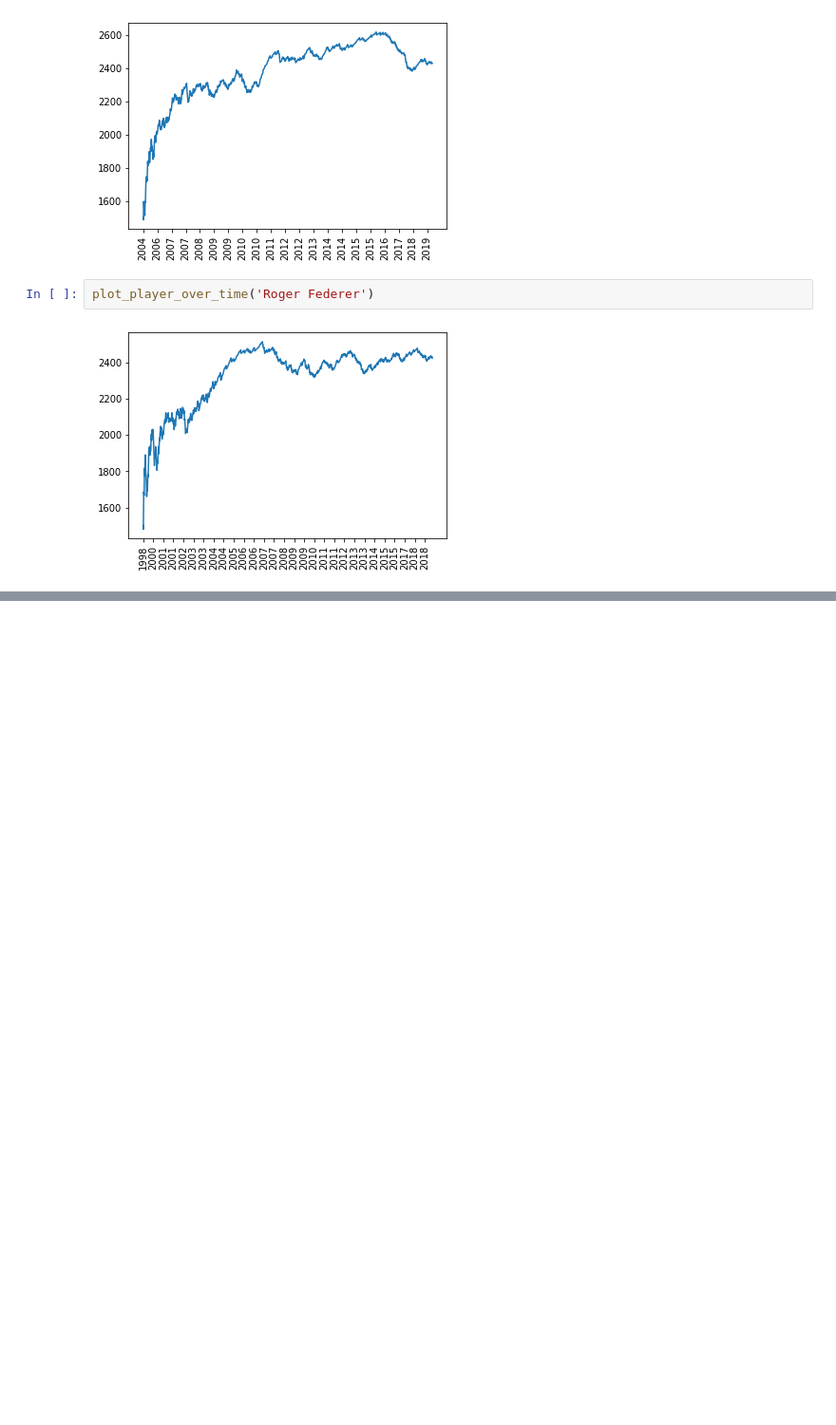
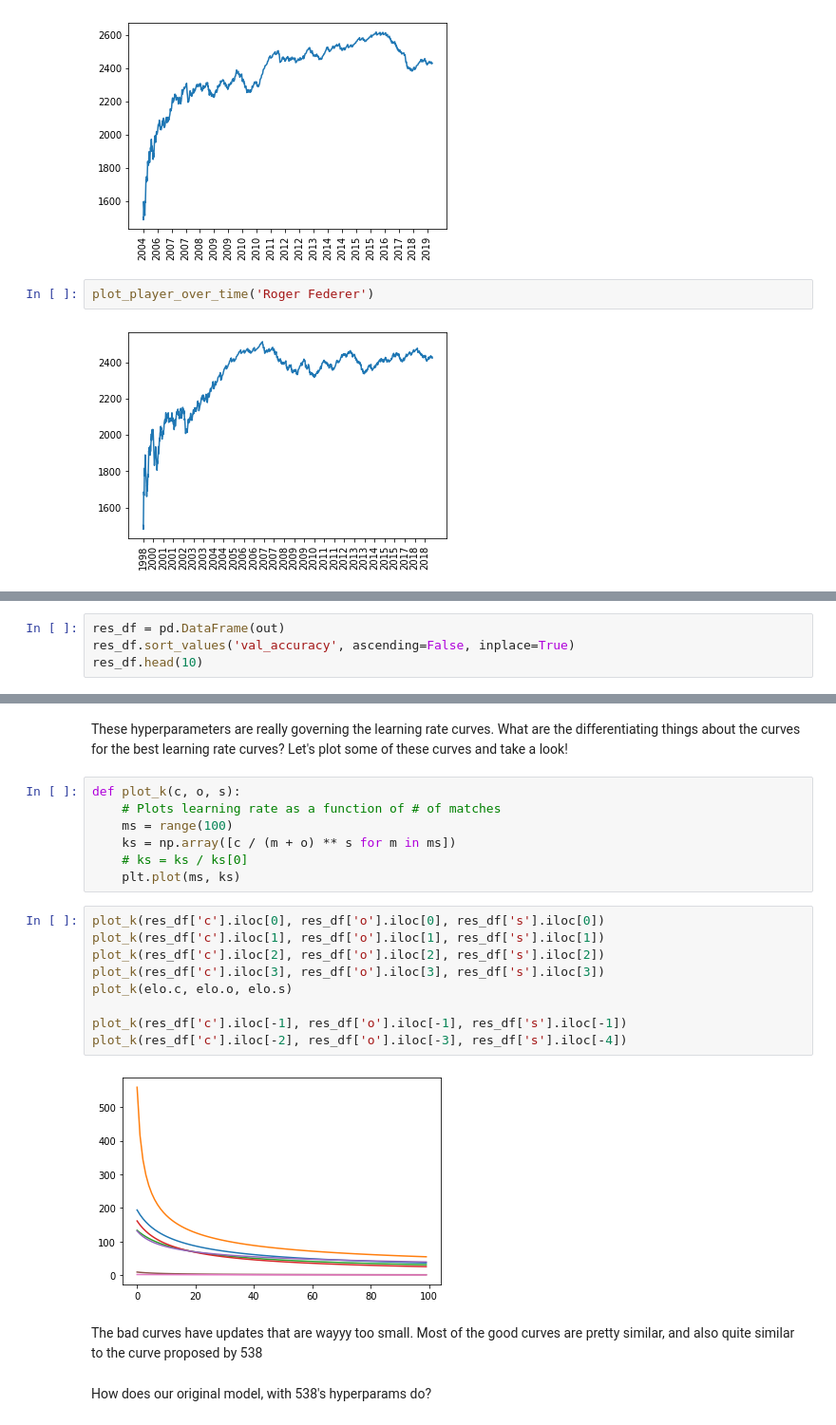
Before and after one commit to siddjagadish/tennis_new, a Jupyter notebook: tennis_new/model/Universal ELO.ipynb, the cells around one changed output, grey strips where cells are left out. Shown at 95% size. Drawn from its saved outputs; the diff is of its cells as text; blank space fills up the shorter version.

```diff
--- a/tennis_new/model/Universal ELO.ipynb
+++ b/tennis_new/model/Universal ELO.ipynb
@@ -207,0 +318,4 @@ plot_player_over_time('Roger Federer')
+# %%
+res_df = pd.DataFrame(out)
+res_df.sort_values('val_accuracy', ascending=False, inplace=True)
+res_df.head(10)
@@ -207,0 +345,24 @@ plot_player_over_time('Roger Federer')
+# %% [markdown]
+These hyperparameters are really governing the learning rate curves.  What are the differentiating things about the curves for the best learning rate curves?  Let's plot some of these curves and take a look!
+# %%
+def plot_k(c, o, s):
+    # Plots learning rate as a function of # of matches
+    ms = range(100)
+    ks = np.array([c / (m + o) ** s for m in ms])
+    # ks = ks / ks[0]
+    plt.plot(ms, ks)
+# %%
+plot_k(res_df['c'].iloc[0], res_df['o'].iloc[0], res_df['s'].iloc[0])
+plot_k(res_df['c'].iloc[1], res_df['o'].iloc[1], res_df['s'].iloc[1])
+plot_k(res_df['c'].iloc[2], res_df['o'].iloc[2], res_df['s'].iloc[2])
+plot_k(res_df['c'].iloc[3], res_df['o'].iloc[3], res_df['s'].iloc[3])
+plot_k(elo.c, elo.o, elo.s)
+
+plot_k(res_df['c'].iloc[-1], res_df['o'].iloc[-1], res_df['s'].iloc[-1])
+plot_k(res_df['c'].iloc[-2], res_df['o'].iloc[-3], res_df['s'].iloc[-4])
+# %% [output]
+[figure, added]
+# %% [markdown]
+The bad curves have updates that are wayyy too small.  Most of the good curves are pretty similar, and also quite similar to the curve proposed by 538
+# %% [markdown]
+How does our original model, with 538's hyperparams do?
```
Also changed, not shown: parts of 16 cells of this notebook.
